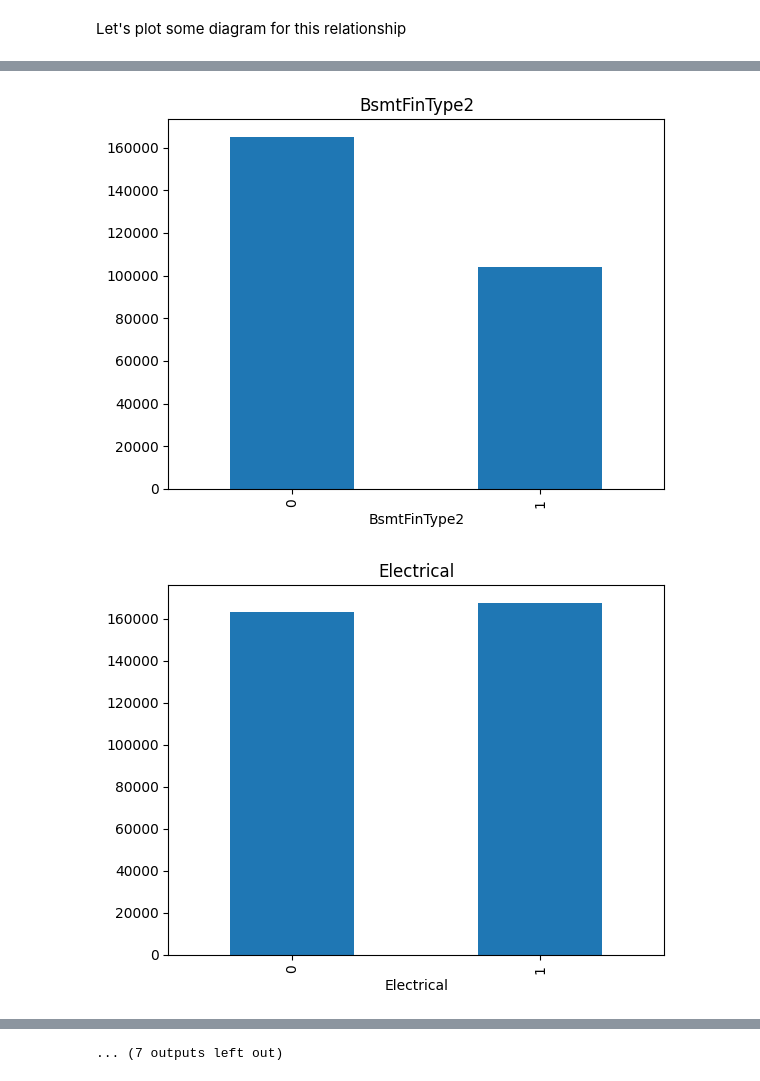
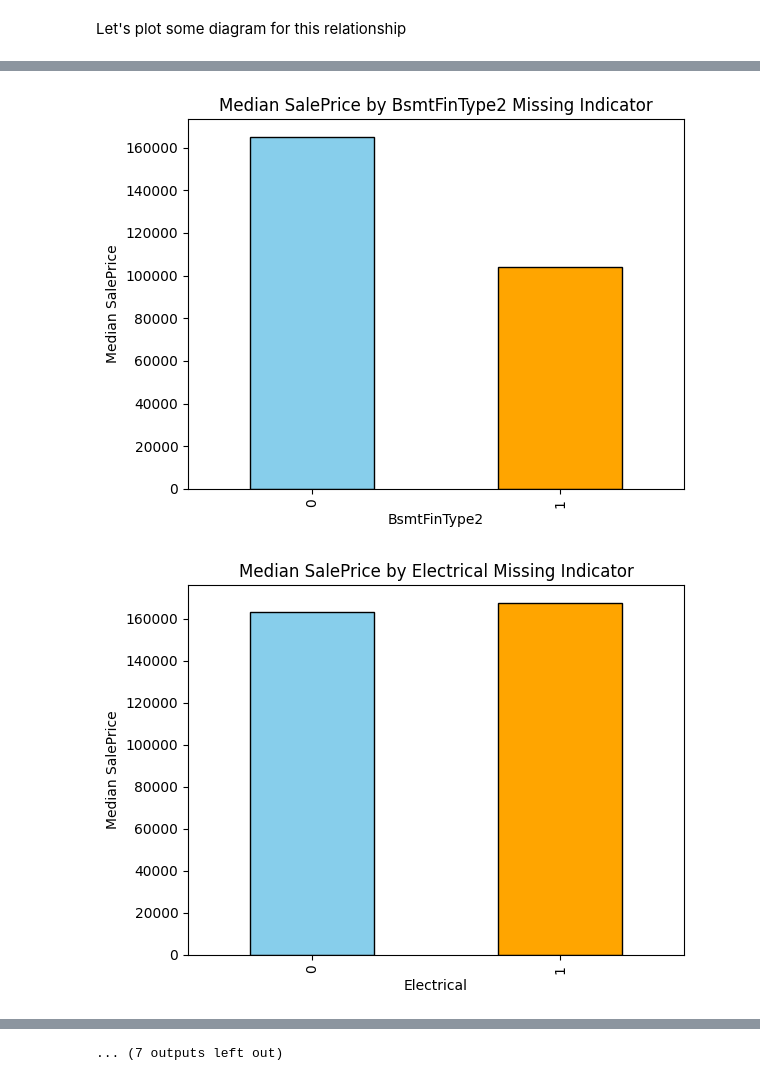
Before and after one commit to anjal-ai/EDA-Exploratory-Data-Analysis-, a Jupyter notebook: Untitled.ipynb, the cells around one changed output, grey strips where cells are left out. Drawn from its saved outputs; the diff is of its cells as text; code cells hidden in the pictures.

```diff
--- a/Untitled.ipynb
+++ b/Untitled.ipynb
@@ -81,11 +81,18 @@ for feature in feature_with_null:
 
     # Group the data by the binary indicator (0 for not null, 1 for null)
     # Then calculate the median 'SalePrice' for each group
-    # Finally, create a bar plot of the median 'SalePrice' for the two groups
-    data.groupby(feature)['SalePrice'].median().plot(kind='bar')
+    # Create a bar plot with customized colors
+    data.groupby(feature)['SalePrice'].median().plot(
+        kind='bar',
+        color=['skyblue', 'orange'],  # Set the colors for the bars (one for each group)
+        edgecolor='black'             # Add a black border to the bars
+    )
 
     # Set the title of the plot to the feature name to indicate which column is being analyzed
-    plt.title(feature)
+    plt.title(f"Median SalePrice by {feature} Missing Indicator")
+
+    # Label the y-axis for clarity
+    plt.ylabel("Median SalePrice")
 
     # Display the plot
     plt.show()
@@ -101,2 +108,2 @@ for feature in feature_with_null:
-[figure, old version]
+[figure, new version]
-[figure, old version]
+[figure, new version]
```
Also changed, not shown: parts of 1 cell of this notebook.
